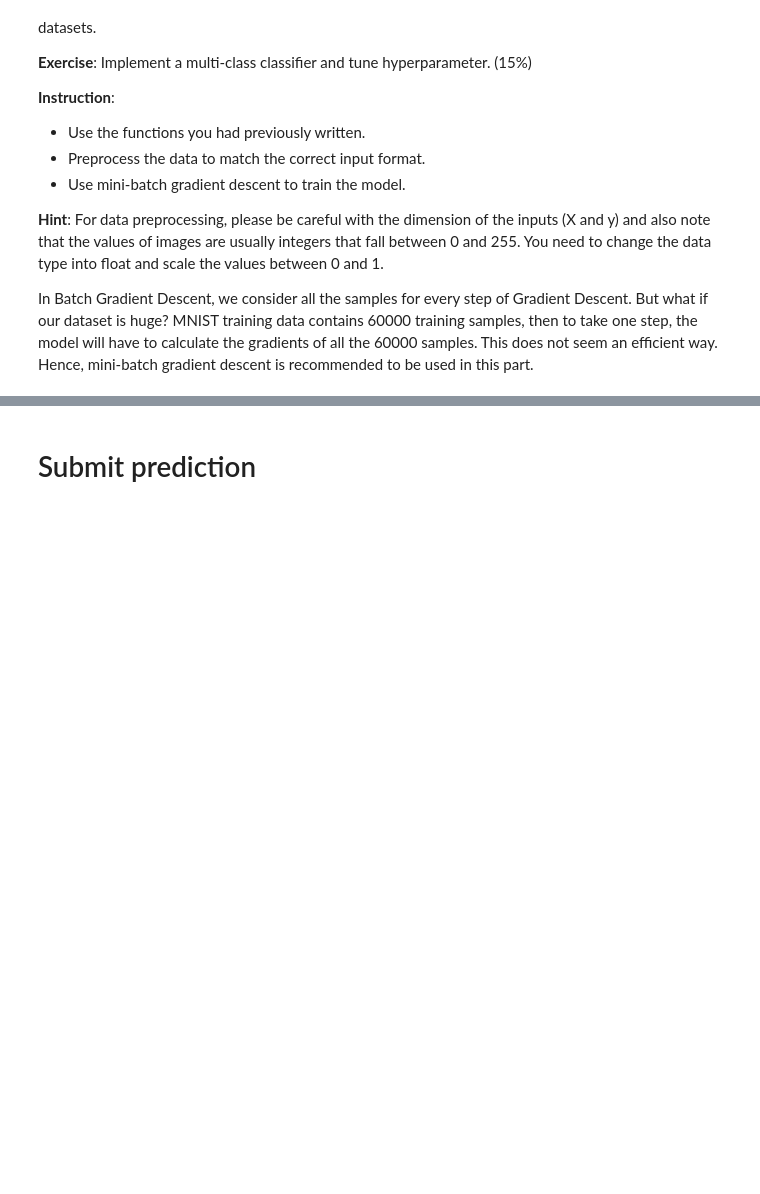
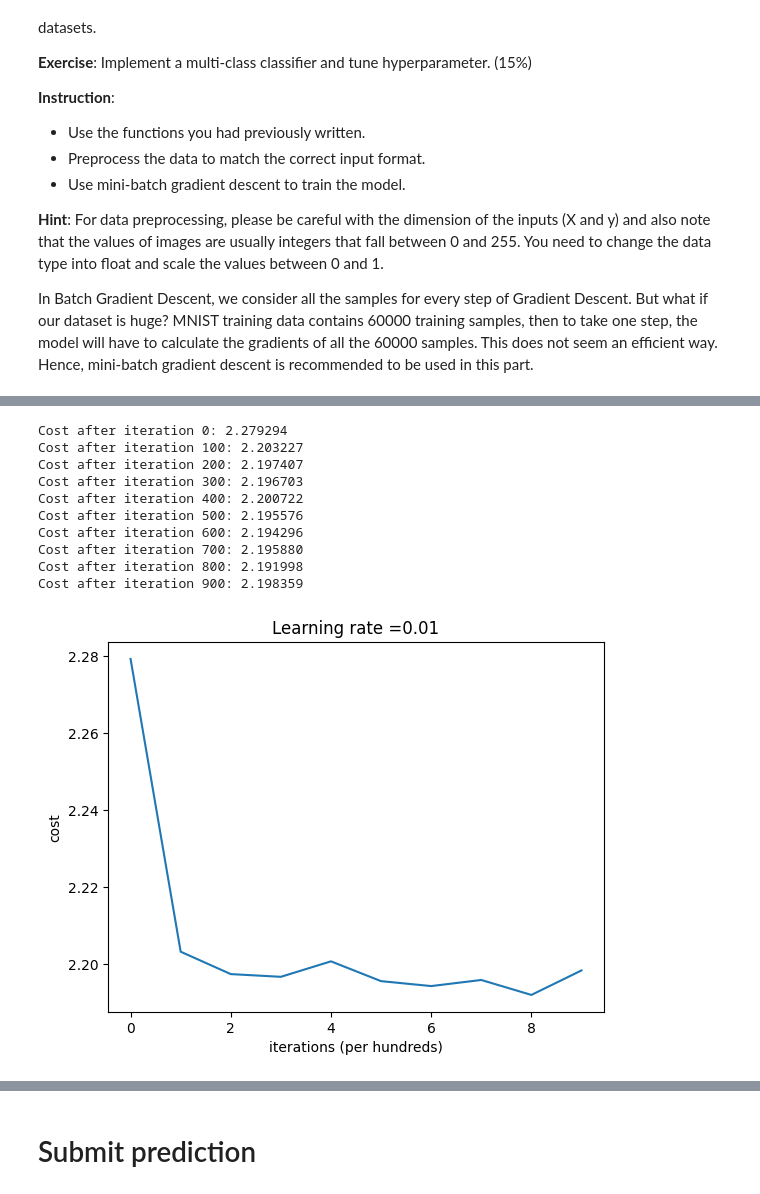
Before and after one commit to Cosmo-Wen/Machine-Learning, a Jupyter notebook: HW3/HW3_Neural_Network.ipynb, the cells around one changed output, grey strips where cells are left out. Cells and saved outputs as stored; diff of their text form; code cells hidden in the pictures; blank space fills up the shorter version.

```diff
--- a/HW3/HW3_Neural_Network.ipynb
+++ b/HW3/HW3_Neural_Network.ipynb
@@ -1335,9 +1510,8 @@ def random_mini_batches(X, Y, mini_batch_size = 64):
 
     # Step 1: Shuffle (X, Y)
     permutation = list(np.random.permutation(m))
-    shuffled_X = None
-    shuffled_Y = None
-
+    shuffled_X = np.transpose(np.array([X_train[: , p] for p in permutation]))
+    shuffled_Y = np.transpose(np.array([y_train[: , p] for p in permutation]))
     inc = mini_batch_size
 
     # Step 2 - Partition (shuffled_X, shuffled_Y).
@@ -1345,62 +1519,73 @@ def random_mini_batches(X, Y, mini_batch_size = 64):
     num_complete_minibatches = math.floor(m / mini_batch_size) # number of mini batches of size mini_batch_size in your partitionning
     for k in range(0, num_complete_minibatches):
         # (approx. 2 lines)
-        mini_batch_X = None
-        mini_batch_Y = None
+        mini_batch_X = shuffled_X[: , k * mini_batch_size: (k + 1) * mini_batch_size]
+        mini_batch_Y = shuffled_Y[: , k * mini_batch_size: (k + 1) * mini_batch_size]
         mini_batch = (mini_batch_X, mini_batch_Y)
         mini_batches.append(mini_batch)
 
     # For handling the end case (last mini-batch < mini_batch_size i.e less than 64)
     if m % mini_batch_size != 0:
         #(approx. 2 lines)
-        mini_batch_X = None
-        mini_batch_Y = None
+        mini_batch_X = shuffled_X[: , num_complete_minibatches * mini_batch_size: ]
+        mini_batch_Y = shuffled_Y[: , num_complete_minibatches * mini_batch_size: ]
         mini_batch = (mini_batch_X, mini_batch_Y)
         mini_batches.append(mini_batch)
 
     return mini_batches
 
-
-layers_dims = None
-activation_fn = None
-learning_rate = None
-num_iterations = None
-batch_size = None
+layers_dims = [28, 10]
+activation_fn = ["softmax"]
+learning_rate = 0.01
+num_iterations = 1000
+batch_size = 200
 print_cost = True
 classes = 10
 costs = []                         # keep track of cost
 model = Model(layers_dims, activation_fn)
 
 # Loop (gradient descent)
 for i in range(0, num_iterations):
     mini_batches = random_mini_batches(X_train, y_train, batch_size)
     for batch in mini_batches:
         x_batch, y_batch = batch
 
         # forward
-        AL = None
+        AL = model.forward(x_batch)
 
         # compute cost
         if classes == 2:
-            cost = None
+            cost = compute_BCE_cost(AL, y_batch)
         else:
-            cost = None
+            cost = compute_CCE_cost(AL, y_batch)
 
         # backward
-        dA_prev = None
+        dA_prev = model.backward(AL = AL, Y = y_batch)
         # update
-        None
+        model.update(learning_rate)
 
     if print_cost and i % 100 == 0:
         print ("Cost after iteration %i: %f" %(i, cost))
         costs.append(cost)
 
 # plot the cost
 plt.plot(np.squeeze(costs))
 plt.ylabel('cost')
 plt.xlabel('iterations (per hundreds)')
 plt.title("Learning rate =" + str(learning_rate))
 plt.show()
 ### END CODE HERE ###
+# %% [output]
+Cost after iteration 0: 2.279294
+Cost after iteration 100: 2.203227
+Cost after iteration 200: 2.197407
+Cost after iteration 300: 2.196703
+Cost after iteration 400: 2.200722
+Cost after iteration 500: 2.195576
+Cost after iteration 600: 2.194296
+Cost after iteration 700: 2.195880
+Cost after iteration 800: 2.191998
+Cost after iteration 900: 2.198359
+[figure, added]
 # %%
 pred_train = predict(X_train, y_train, model, 10)
```
Also changed, not shown: parts of 30 cells of this notebook, 1 other file.
